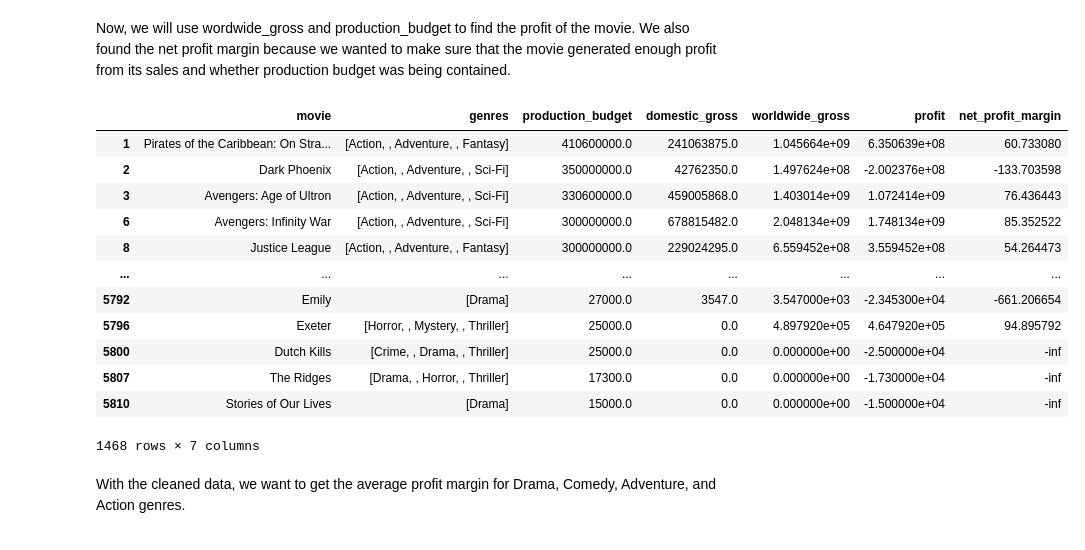
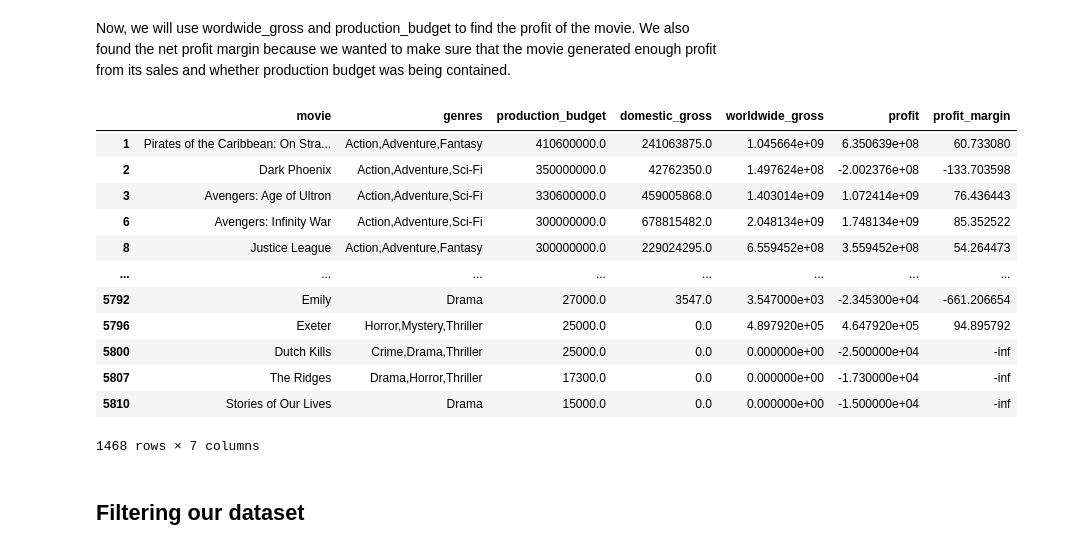
Before and after one commit to soohyunnie/avocoder-group-3-movie-analysis, a Jupyter notebook: Final_Notebook.ipynb, the cells around one changed output. Cells and saved outputs as stored; diff of their text form; code cells hidden in the pictures.

```diff
--- a/Final_Notebook.ipynb
+++ b/Final_Notebook.ipynb
@@ -217,22 +235,19 @@ condensed_profit['worldwide_gross'] = condensed_profit['worldwide_gross'].str.re
 Now, we will use wordwide_gross and production_budget to find the profit of the movie. We also found the net profit margin because we wanted to make sure that the movie generated enough profit from its sales and whether production budget was being contained.
 # %%
 condensed_profit['profit'] = condensed_profit['worldwide_gross'] - condensed_profit['production_budget']
-condensed_profit['net_profit_margin'] = (condensed_profit['profit'] / condensed_profit['worldwide_gross']) * 100
-condensed_profit['genres'] = condensed_profit['genres'].str.replace(',', '  ').map(lambda x : x.split(' '))
+condensed_profit['profit_margin'] = (condensed_profit['profit'] / condensed_profit['worldwide_gross']) * 100
 condensed_profit
 # %% [output]
-|  | movie | genres | production_budget | domestic_gross | worldwide_gross | profit | net_profit_margin |
-| 1 | Pirates of the Caribbean: On Stra... | [Action, , Adventure, , Fantasy] | 410600000.0 | 241063875.0 | 1.045664e+09 | 6.350639e+08 | 60.733080 |
-| 2 | Dark Phoenix | [Action, , Adventure, , Sci-Fi] | 350000000.0 | 42762350.0 | 1.497624e+08 | -2.002376e+08 | -133.703598 |
-| 3 | Avengers: Age of Ultron | [Action, , Adventure, , Sci-Fi] | 330600000.0 | 459005868.0 | 1.403014e+09 | 1.072414e+09 | 76.436443 |
-| 6 | Avengers: Infinity War | [Action, , Adventure, , Sci-Fi] | 300000000.0 | 678815482.0 | 2.048134e+09 | 1.748134e+09 | 85.352522 |
-| 8 | Justice League | [Action, , Adventure, , Fantasy] | 300000000.0 | 229024295.0 | 6.559452e+08 | 3.559452e+08 | 54.264473 |
+|  | movie | genres | production_budget | domestic_gross | worldwide_gross | profit | profit_margin |
+| 1 | Pirates of the Caribbean: On Stra... | Action,Adventure,Fantasy | 410600000.0 | 241063875.0 | 1.045664e+09 | 6.350639e+08 | 60.733080 |
+| 2 | Dark Phoenix | Action,Adventure,Sci-Fi | 350000000.0 | 42762350.0 | 1.497624e+08 | -2.002376e+08 | -133.703598 |
+| 3 | Avengers: Age of Ultron | Action,Adventure,Sci-Fi | 330600000.0 | 459005868.0 | 1.403014e+09 | 1.072414e+09 | 76.436443 |
+| 6 | Avengers: Infinity War | Action,Adventure,Sci-Fi | 300000000.0 | 678815482.0 | 2.048134e+09 | 1.748134e+09 | 85.352522 |
+| 8 | Justice League | Action,Adventure,Fantasy | 300000000.0 | 229024295.0 | 6.559452e+08 | 3.559452e+08 | 54.264473 |
 | ... | ... | ... | ... | ... | ... | ... | ... |
-| 5792 | Emily | [Drama] | 27000.0 | 3547.0 | 3.547000e+03 | -2.345300e+04 | -661.206654 |
-| 5796 | Exeter | [Horror, , Mystery, , Thriller] | 25000.0 | 0.0 | 4.897920e+05 | 4.647920e+05 | 94.895792 |
-| 5800 | Dutch Kills | [Crime, , Drama, , Thriller] | 25000.0 | 0.0 | 0.000000e+00 | -2.500000e+04 | -inf |
-| 5807 | The Ridges | [Drama, , Horror, , Thriller] | 17300.0 | 0.0 | 0.000000e+00 | -1.730000e+04 | -inf |
-| 5810 | Stories of Our Lives | [Drama] | 15000.0 | 0.0 | 0.000000e+00 | -1.500000e+04 | -inf |
+| 5792 | Emily | Drama | 27000.0 | 3547.0 | 3.547000e+03 | -2.345300e+04 | -661.206654 |
+| 5796 | Exeter | Horror,Mystery,Thriller | 25000.0 | 0.0 | 4.897920e+05 | 4.647920e+05 | 94.895792 |
+| 5800 | Dutch Kills | Crime,Drama,Thriller | 25000.0 | 0.0 | 0.000000e+00 | -2.500000e+04 | -inf |
+| 5807 | The Ridges | Drama,Horror,Thriller | 17300.0 | 0.0 | 0.000000e+00 | -1.730000e+04 | -inf |
+| 5810 | Stories of Our Lives | Drama | 15000.0 | 0.0 | 0.000000e+00 | -1.500000e+04 | -inf |
 1468 rows × 7 columns
-# %% [markdown]
-With the cleaned data, we want to get the average profit margin for Drama, Comedy, Adventure, and Action genres.
@@ -263,0 +254,2 @@ average_profit_margin_genre = dict(sorted(average_profit_margin_genre.items(),ke
+# %% [markdown]
+## Filtering our dataset ##
```
Also changed, not shown: parts of 33 cells of this notebook, 11 other files.
